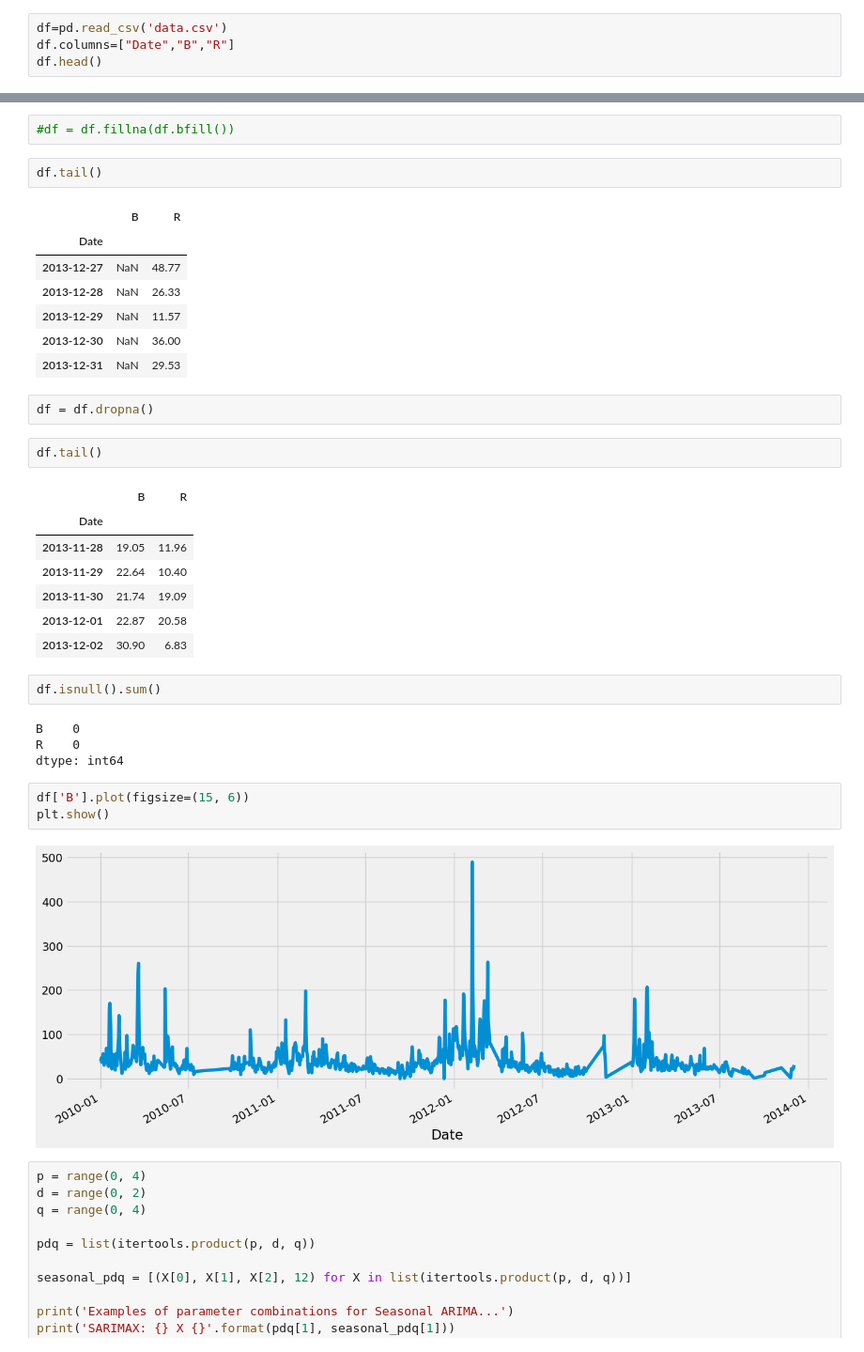
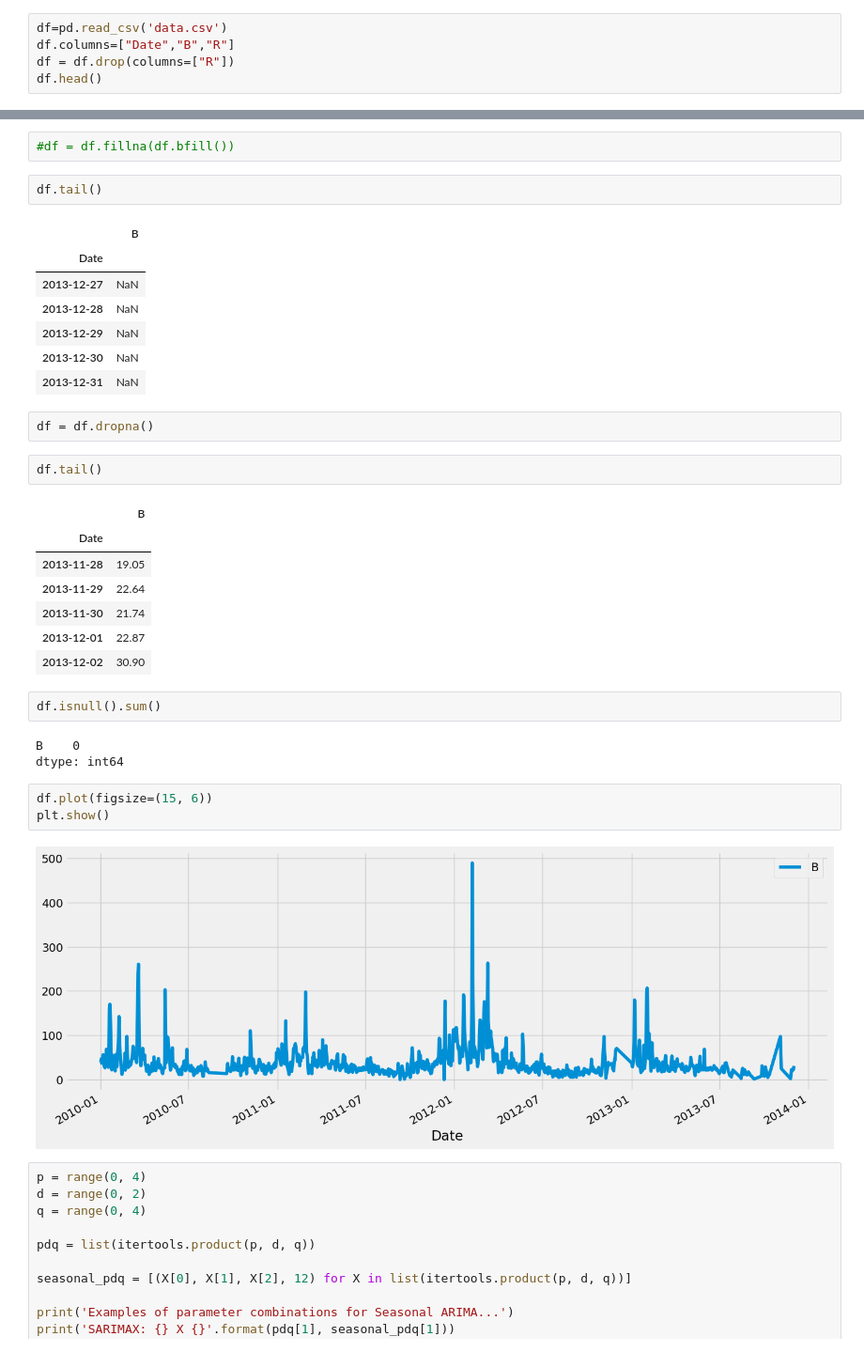
Before and after one commit to ahmedg21/Assimilation, a Jupyter notebook: Ahme_model/Data assimilation.ipynb, the cells around one changed output, grey strips where cells are left out. Shown at 94% size. Cells and saved outputs as stored; diff of their text form.

```diff
--- a/Ahme_model/Data assimilation.ipynb
+++ b/Ahme_model/Data assimilation.ipynb
@@ -11,5 +11,6 @@ plt.style.use('fivethirtyeight')
 # %%
 df=pd.read_csv('data.csv')
 df.columns=["Date","B","R"]
+df = df.drop(columns=["R"])
 df.head()
 # %% [output]
@@ -76,36 +76,35 @@ df.tail()
 # %%
 df.tail()
 # %% [output]
-|  | B | R |
-| Date |  |  |
-| 2013-12-27 | NaN | 48.77 |
-| 2013-12-28 | NaN | 26.33 |
-| 2013-12-29 | NaN | 11.57 |
-| 2013-12-30 | NaN | 36.00 |
-| 2013-12-31 | NaN | 29.53 |
+|  | B |
+| Date |  |
+| 2013-12-27 | NaN |
+| 2013-12-28 | NaN |
+| 2013-12-29 | NaN |
+| 2013-12-30 | NaN |
+| 2013-12-31 | NaN |
 # %%
 df = df.dropna()
 # %%
 df.tail()
 # %% [output]
-|  | B | R |
-| Date |  |  |
-| 2013-11-28 | 19.05 | 11.96 |
-| 2013-11-29 | 22.64 | 10.40 |
-| 2013-11-30 | 21.74 | 19.09 |
-| 2013-12-01 | 22.87 | 20.58 |
-| 2013-12-02 | 30.90 | 6.83 |
+|  | B |
+| Date |  |
+| 2013-11-28 | 19.05 |
+| 2013-11-29 | 22.64 |
+| 2013-11-30 | 21.74 |
+| 2013-12-01 | 22.87 |
+| 2013-12-02 | 30.90 |
 # %%
 df.isnull().sum()
 # %% [output]
 B    0
-R    0
 dtype: int64
 # %%
-df['B'].plot(figsize=(15, 6))
+df.plot(figsize=(15, 6))
 plt.show()
 # %% [output]
-[figure, old version]
+[figure, new version]
 # %%
 p = range(0, 4)
 d = range(0, 2)
```
Also changed, not shown: parts of 18 cells of this notebook, 15 other files.
